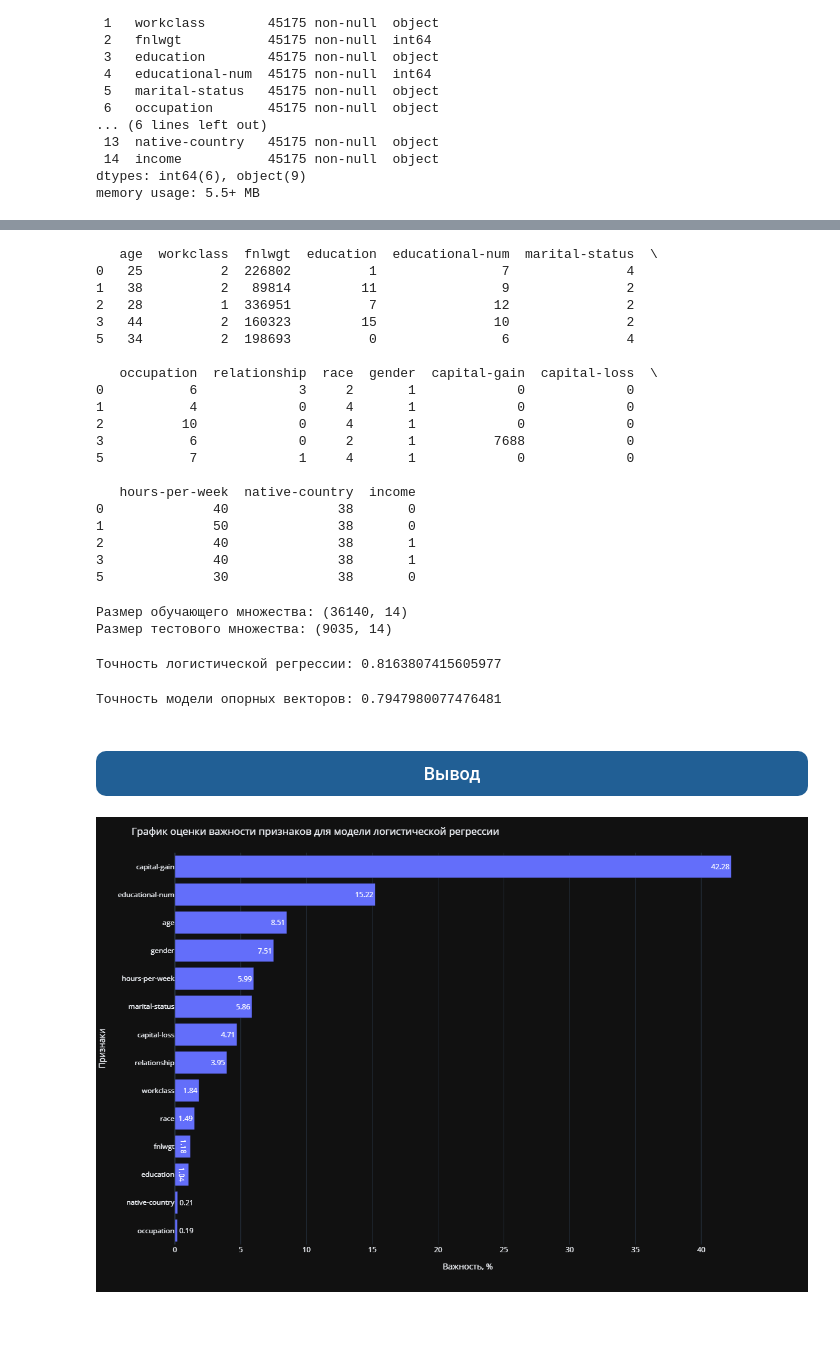
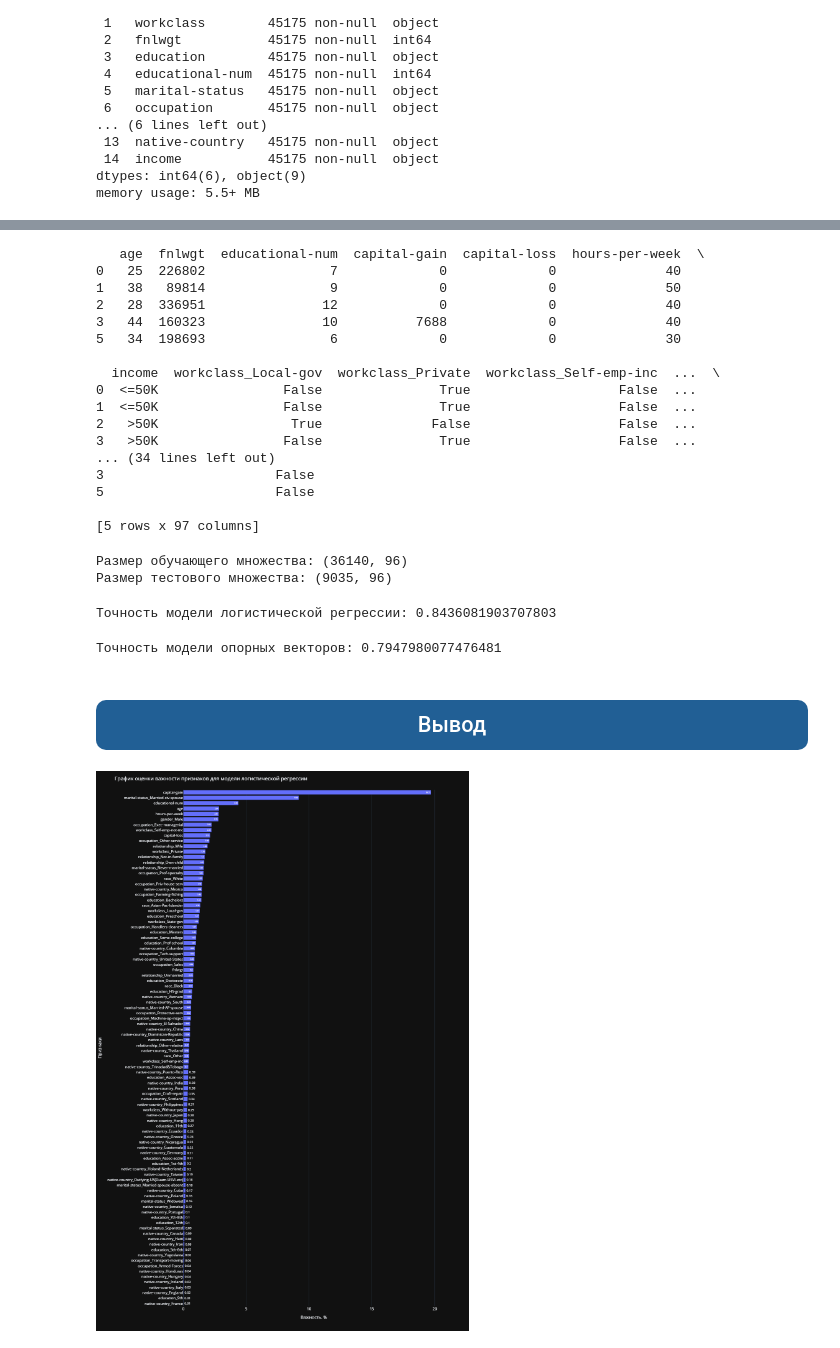
Before and after one commit to pzuboff/income_classification, a Jupyter notebook: income_classification.ipynb, the cells around one changed output, grey strips where cells are left out. Saved outputs shown, nothing was run; the diff lists cells and outputs as text; code cells hidden in the pictures; blank space fills up the shorter version.

```diff
--- a/income_classification.ipynb
+++ b/income_classification.ipynb
@@ -269,5 +263,5 @@ memory usage: 5.5+ MB
 # %%
-# Преобразование категориальных признаков в числовые
+# Преобразование категориальных признаков в числовые с помощью get_dummies
 categorical_columns = [
     "workclass",
     "education",
@@ -277,39 +271,35 @@ categorical_columns = [
     "race",
     "gender",
     "native-country",
-    "income",
 ]
 
-for col in categorical_columns:
-    data[col] = data[col].astype("category").cat.codes
+
+data = pd.get_dummies(data, columns=categorical_columns, drop_first=True)
 
 # Проверим преобразования
 print(data.head())
 # %% [output]
-   age  workclass  fnlwgt  education  educational-num  marital-status  \
-0   25          2  226802          1                7               4
-1   38          2   89814         11                9               2
-2   28          1  336951          7               12               2
-3   44          2  160323         15               10               2
-5   34          2  198693          0                6               4
+   age  fnlwgt  educational-num  capital-gain  capital-loss  hours-per-week  \
+0   25  226802                7             0             0              40
+1   38   89814                9             0             0              50
+2   28  336951               12             0             0              40
+3   44  160323               10          7688             0              40
+5   34  198693                6             0             0              30
 
-   occupation  relationship  race  gender  capital-gain  capital-loss  \
-0           6             3     2       1             0             0
-1           4             0     4       1             0             0
-2          10             0     4       1             0             0
-3           6             0     2       1          7688             0
-5           7             1     4       1             0             0
+  income  workclass_Local-gov  workclass_Private  workclass_Self-emp-inc  ...  \
+0  <=50K                False               True                   False  ...
+1  <=50K                False               True                   False  ...
+2   >50K                 True              False                   False  ...
+3   >50K                False               True                   False  ...
+... (34 lines left out)
+3                      False
+5                      False
 
-   hours-per-week  native-country  income
-0              40              38       0
-1              50              38       0
-2              40              38       1
-3              40              38       1
-5              30              38       0
+[5 rows x 97 columns]
 # %%
 # Целевая переменная и признаки
 X = data.drop("income", axis=1)
-y = data["income"]
+y = data["income"].apply(lambda x: 1 if x == ">50K" else 0)
 
 # Разделение данных
 X_train, X_test, y_train, y_test = train_test_split(
@@ -319,8 +309,8 @@ X_train, X_test, y_train, y_test = train_test_split(
 print(f"Размер обучающего множества: {X_train.shape}")
 print(f"Размер тестового множества: {X_test.shape}")
 # %% [output]
-Размер обучающего множества: (36140, 14)
-Размер тестового множества: (9035, 14)
+Размер обучающего множества: (36140, 96)
+Размер тестового множества: (9035, 96)
 # %%
 # Логистическая регрессия
 
@@ -345,7 +335,7 @@ y_pred_pipe = pipe.predict(X_test)
 log_reg_accuracy = accuracy_score(y_test, y_pred_pipe)
 print(f"Точность модели логистической регрессии: {log_reg_accuracy}")
 # %% [output]
-Точность логистической регрессии: 0.8163807415605977
+Точность модели логистической регрессии: 0.8436081903707803
 # %%
 # Модель опорных векторов
 svc = SVC()
@@ -358,42 +348,42 @@ print(f"Точность модели опорных векторов: {svc_accu
 # %% [output]
 Точность модели опорных векторов: 0.7947980077476481
 # %% [markdown]
-### <div style="padding:10px;color:white;margin:0;font-size:100%;text-align:center;display:fill;border-radius:10px;background-color:#215f95; overflow:hidden;font-weight:501;font-family:Roboto"><a name="preprocessing_conclusions"></a>Вывод</div>
+## <div style="padding:10px;color:white;margin:0;font-size:100%;text-align:center;display:fill;border-radius:10px;background-color:#215f95; overflow:hidden;font-weight:501;font-family:Roboto"><a name="preprocessing_conclusions"></a>Вывод</div>
 # %%
 # Извлекаем абсолютные значения коэффициентов
-importance = np.abs(pipe.named_steps['logisticregression'].coef_[0])
+importance = np.abs(pipe.named_steps["logisticregression"].coef_[0])
 
 # Сортировка важности признаков и их имен
 sorted_indices = np.argsort(importance)[::-1]
 sorted_importance = importance[sorted_indices]
 sorted_feature_names = np.array(X_test.columns)[sorted_indices]
 
 # Преобразуем важность в проценты
 importance_percent = np.round(sorted_importance / np.sum(sorted_importance) * 100, 2)
 
 # Создаем график
 fig = px.bar(
     pd.Series(importance_percent, index=sorted_feature_names).sort_values(
         ascending=True
     ),
     orientation="h",
     text_auto=True,
 )
 
 # Настраиваем параметры графика
 fig.update_layout(
     title="График оценки важности признаков для модели логистической регрессии",
     xaxis_title="Важность, %",
     yaxis_title="Признаки",
     showlegend=False,
     template="plotly_dark",
-    height=800,
+    height=1800,
     width=1200,
 )
 
 # Выводим график
 fig.show("png")
 # %% [output]
-[figure, old version]
+[figure, new version]
 # %% [markdown]
 1. **Точность моделей:**
```
Also changed, not shown: parts of 7 cells of this notebook.
